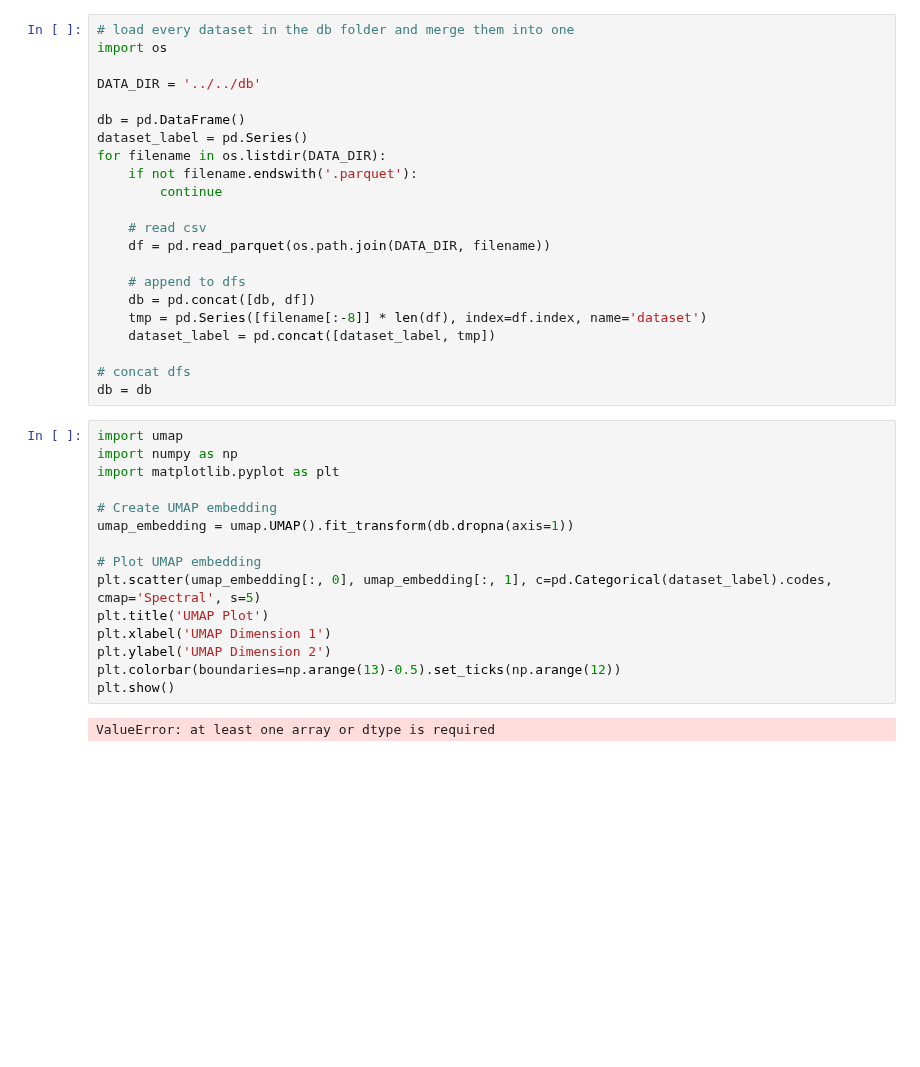
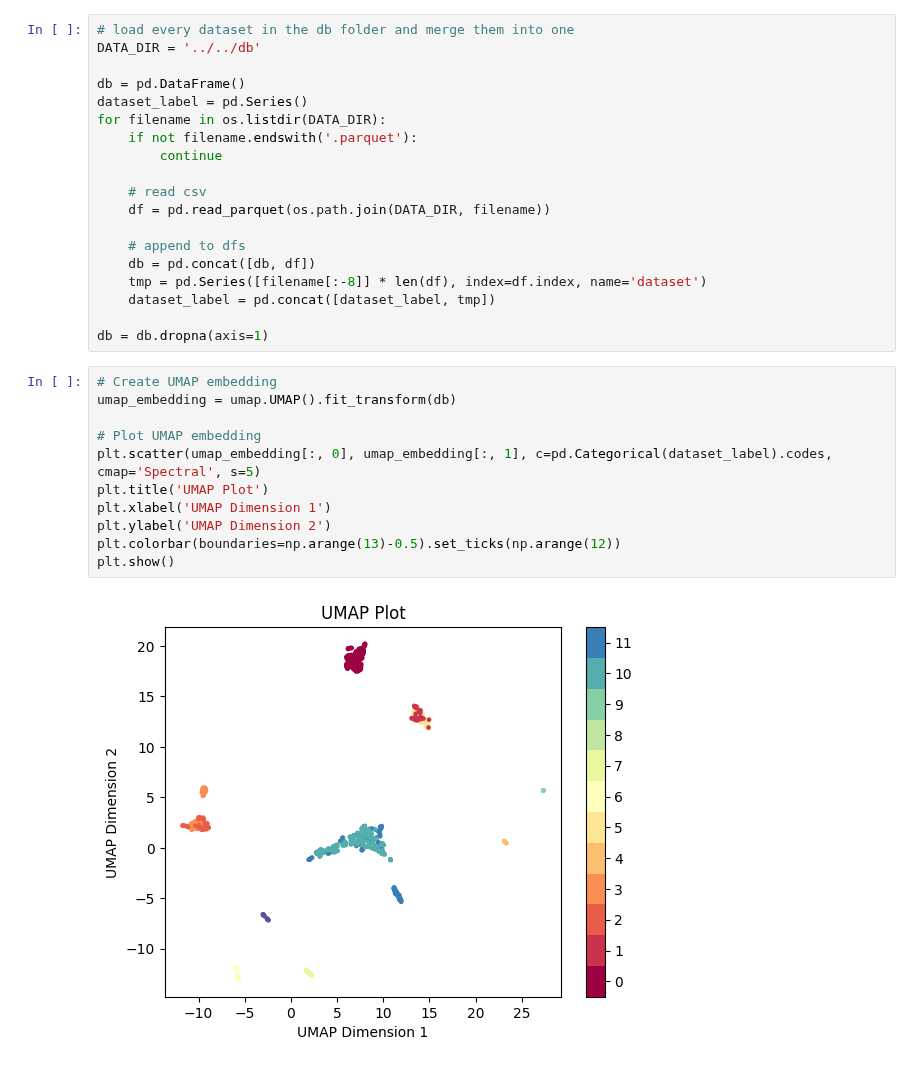
Before and after one commit to MaciejPiernik/ibd, a Jupyter notebook: ibd/notebooks/experiment_playground.ipynb, the cells around one changed output. Cells and saved outputs as stored; diff of their text form; blank space fills up the shorter version.

```diff
--- a/ibd/notebooks/experiment_playground.ipynb
+++ b/ibd/notebooks/experiment_playground.ipynb
@@ -3,7 +10,5 @@ import pandas as pd
 # %%
 # load every dataset in the db folder and merge them into one
-import os
-
 DATA_DIR = '../../db'
 
 db = pd.DataFrame()
@@ -20,23 +25,18 @@ for filename in os.listdir(DATA_DIR):
     tmp = pd.Series([filename[:-8]] * len(df), index=df.index, name='dataset')
     dataset_label = pd.concat([dataset_label, tmp])
 
-# concat dfs
-db = db
+db = db.dropna(axis=1)
 # %%
-import umap
-import numpy as np
-import matplotlib.pyplot as plt
-
 # Create UMAP embedding
-umap_embedding = umap.UMAP().fit_transform(db.dropna(axis=1))
+umap_embedding = umap.UMAP().fit_transform(db)
 
 # Plot UMAP embedding
 plt.scatter(umap_embedding[:, 0], umap_embedding[:, 1], c=pd.Categorical(dataset_label).codes, cmap='Spectral', s=5)
 plt.title('UMAP Plot')
 plt.xlabel('UMAP Dimension 1')
 plt.ylabel('UMAP Dimension 2')
 plt.colorbar(boundaries=np.arange(13)-0.5).set_ticks(np.arange(12))
 plt.show()
 # %% [output]
-ValueError: at least one array or dtype is required
+[figure, added]
 # %%
```
Also changed, not shown: parts of 11 cells of this notebook, 2 other files.
